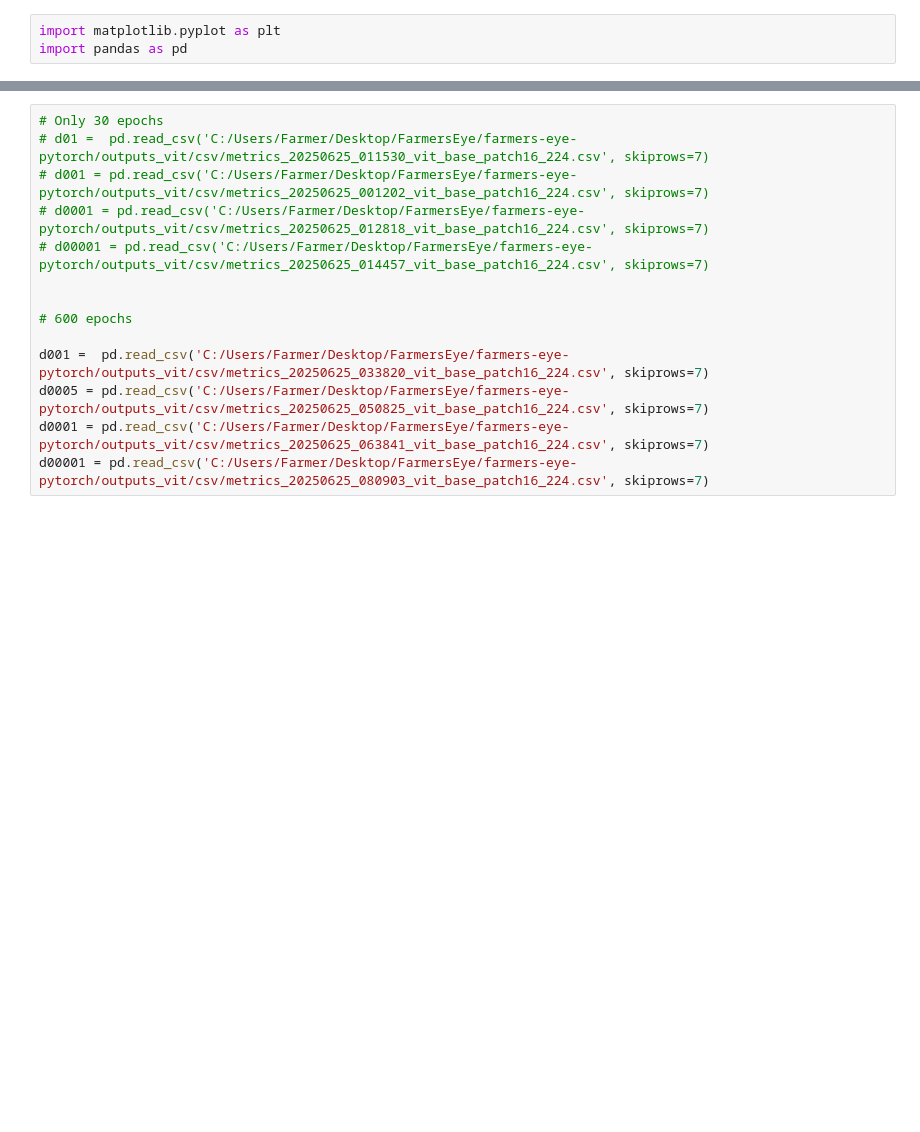
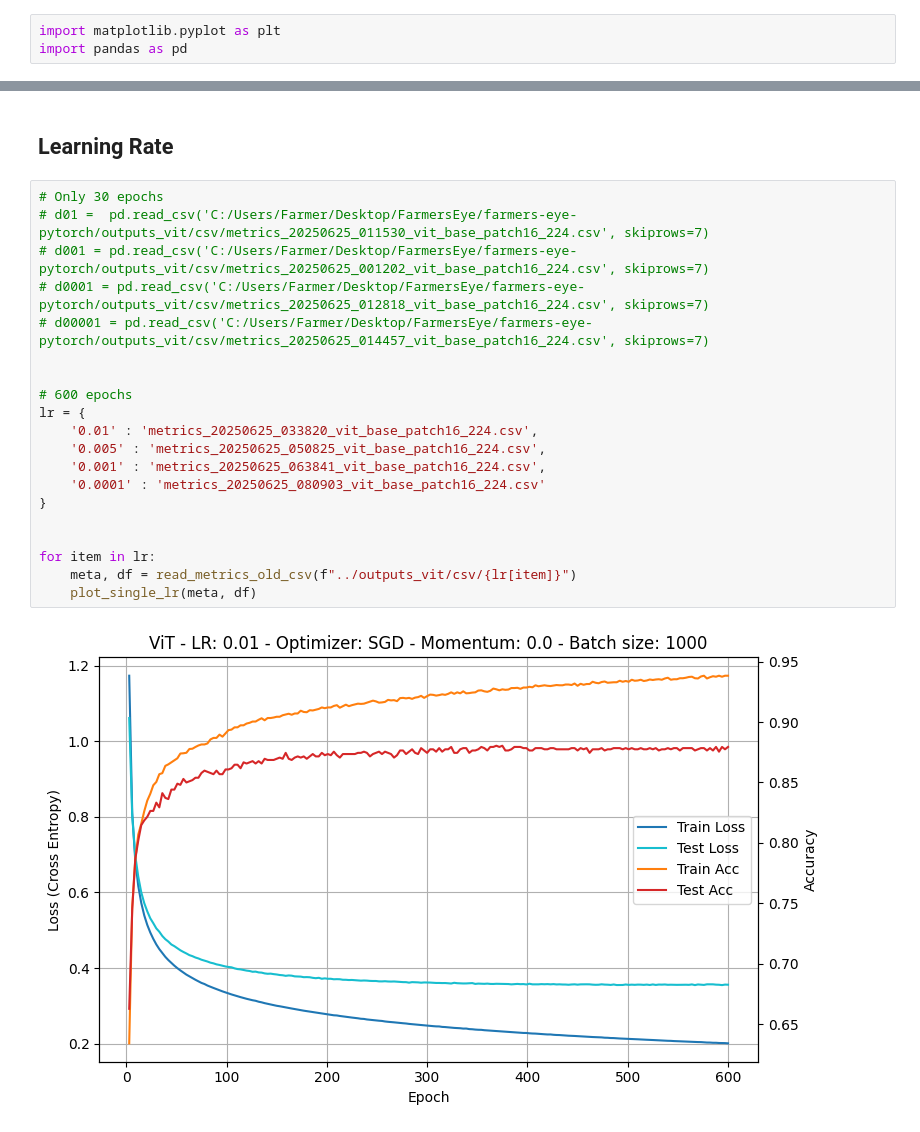
Before and after one commit to catyperry/farmers-eye-pytorch, a Jupyter notebook: plots/plotting.ipynb, the cells around one changed output, grey strips where cells are left out. Drawn from its saved outputs; the diff is of its cells as text; blank space fills up the shorter version.

```diff
--- a/plots/plotting.ipynb
+++ b/plots/plotting.ipynb
@@ -4,14 +245,24 @@ import pandas as pd
+# %% [markdown]
+## Learning Rate
 # %%
 # Only 30 epochs
 # d01 =  pd.read_csv('C:/Users/Farmer/Desktop/FarmersEye/farmers-eye-pytorch/outputs_vit/csv/metrics_20250625_011530_vit_base_patch16_224.csv', skiprows=7)
 # d001 = pd.read_csv('C:/Users/Farmer/Desktop/FarmersEye/farmers-eye-pytorch/outputs_vit/csv/metrics_20250625_001202_vit_base_patch16_224.csv', skiprows=7)
 # d0001 = pd.read_csv('C:/Users/Farmer/Desktop/FarmersEye/farmers-eye-pytorch/outputs_vit/csv/metrics_20250625_012818_vit_base_patch16_224.csv', skiprows=7)
 # d00001 = pd.read_csv('C:/Users/Farmer/Desktop/FarmersEye/farmers-eye-pytorch/outputs_vit/csv/metrics_20250625_014457_vit_base_patch16_224.csv', skiprows=7)
 
 
 # 600 epochs
+lr = {
+    '0.01' : 'metrics_20250625_033820_vit_base_patch16_224.csv',
+    '0.005' : 'metrics_20250625_050825_vit_base_patch16_224.csv',
+    '0.001' : 'metrics_20250625_063841_vit_base_patch16_224.csv',
+    '0.0001' : 'metrics_20250625_080903_vit_base_patch16_224.csv'
+}
 
-d001 =  pd.read_csv('C:/Users/Farmer/Desktop/FarmersEye/farmers-eye-pytorch/outputs_vit/csv/metrics_20250625_033820_vit_base_patch16_224.csv', skiprows=7)
-d0005 = pd.read_csv('C:/Users/Farmer/Desktop/FarmersEye/farmers-eye-pytorch/outputs_vit/csv/metrics_20250625_050825_vit_base_patch16_224.csv', skiprows=7)
-d0001 = pd.read_csv('C:/Users/Farmer/Desktop/FarmersEye/farmers-eye-pytorch/outputs_vit/csv/metrics_20250625_063841_vit_base_patch16_224.csv', skiprows=7)
-d00001 = pd.read_csv('C:/Users/Farmer/Desktop/FarmersEye/farmers-eye-pytorch/outputs_vit/csv/metrics_20250625_080903_vit_base_patch16_224.csv', skiprows=7)
+
+for item in lr:
+    meta, df = read_metrics_old_csv(f"../outputs_vit/csv/{lr[item]}")
+    plot_single_lr(meta, df)
+# %% [output]
+[figure, added]
```
Also changed, not shown: parts of 14 cells of this notebook, 23 other files.
